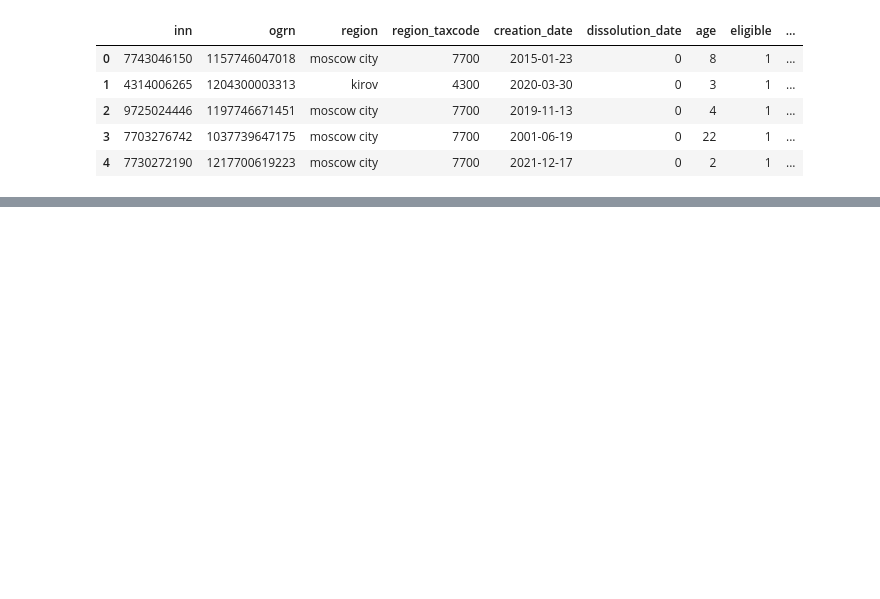
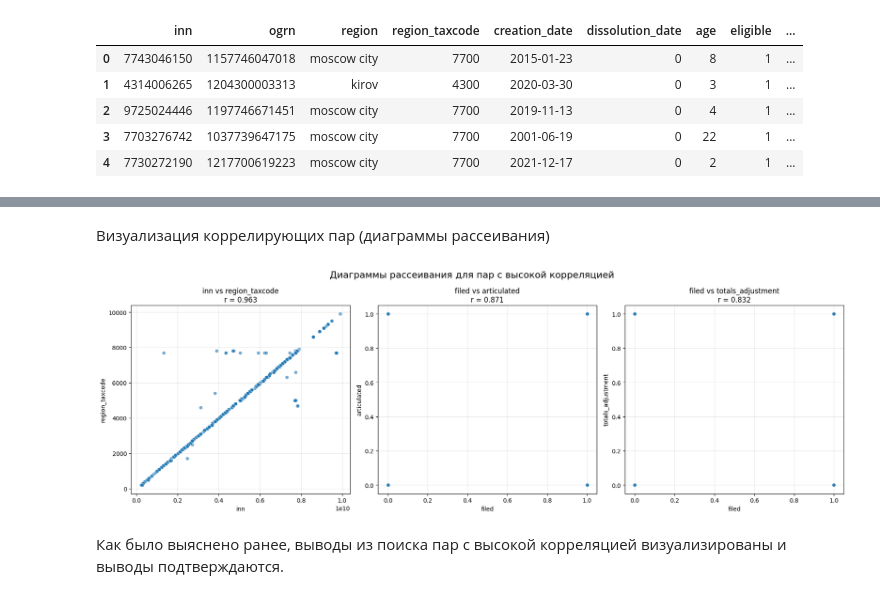
Before and after one commit to johank1977/Interim_attestation_2, a Jupyter notebook: Промежуточная_аттестация_2_Караваев_ИГ.ipynb, the cells around one changed output, grey strips where cells are left out. Cells and saved outputs as stored; diff of their text form; code cells hidden in the pictures; blank space fills up the shorter version.

```diff
--- a/Промежуточная_аттестация_2_Караваев_ИГ.ipynb
+++ b/Промежуточная_аттестация_2_Караваев_ИГ.ipynb
@@ -337,0 +572,33 @@ okopf                        NaN  0.008  1.000
+# %% [markdown]
+Визуализация коррелирующих пар (диаграммы рассеивания)
+# %%
+# Сортируем пары по убыванию модуля корреляции
+high_corr_pairs_sorted = sorted(high_corr_pairs, key=lambda x: abs(x[2]), reverse=True)
+
+# Берём топ‑3 пары
+top_pairs = high_corr_pairs_sorted[:3]
+
+# Строим графики
+fig, axes = plt.subplots(1, 3, figsize=(18, 6))
+axes = axes.ravel()
+
+for idx, (col1, col2, corr) in enumerate(top_pairs):
+    sns.scatterplot(
+        data=numeric_df,
+        x=col1,
+        y=col2,
+        alpha=0.6,
+        ax=axes[idx]
+    )
+    axes[idx].set_title(f'{col1} vs {col2}\nr = {corr:.3f}')
+    axes[idx].set_xlabel(col1)
+    axes[idx].set_ylabel(col2)
+    axes[idx].grid(True, alpha=0.3)
+
+plt.suptitle('Диаграммы рассеивания для пар с высокой корреляцией', fontsize=16)
+plt.tight_layout()
+plt.show()
+# %% [output]
+[figure, added]
+# %% [markdown]
+Как было выяснено ранее, выводы из поиска пар с высокой корреляцией визуализированы и  выводы подтверждаются.
```
Also changed, not shown: parts of 40 cells of this notebook.
